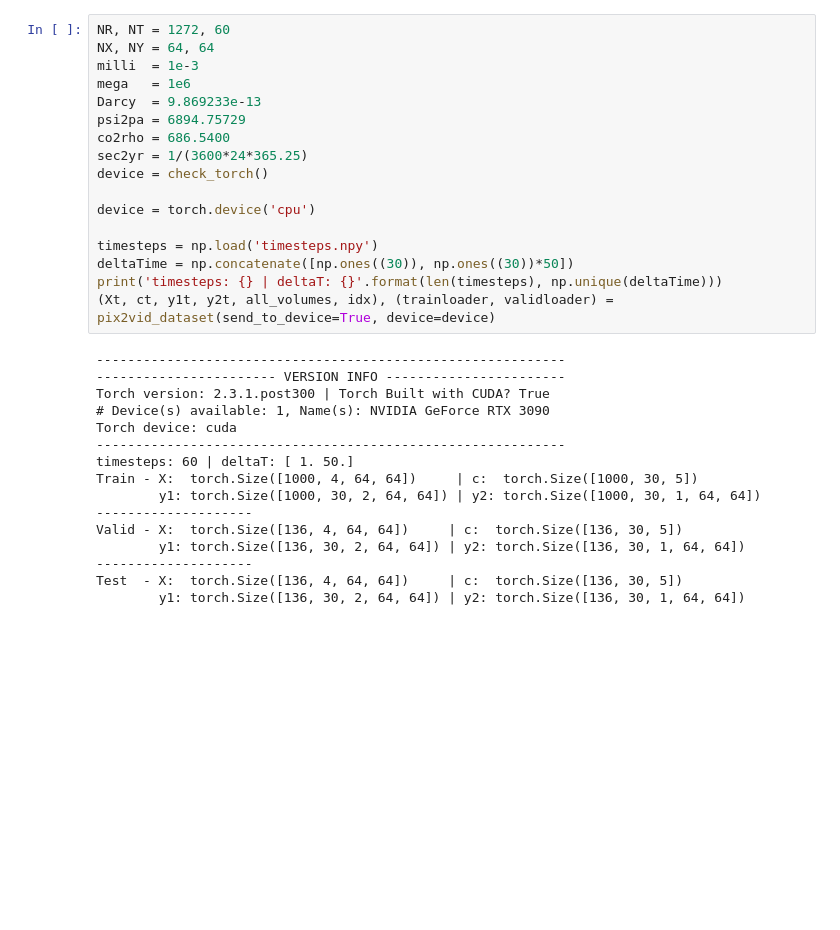
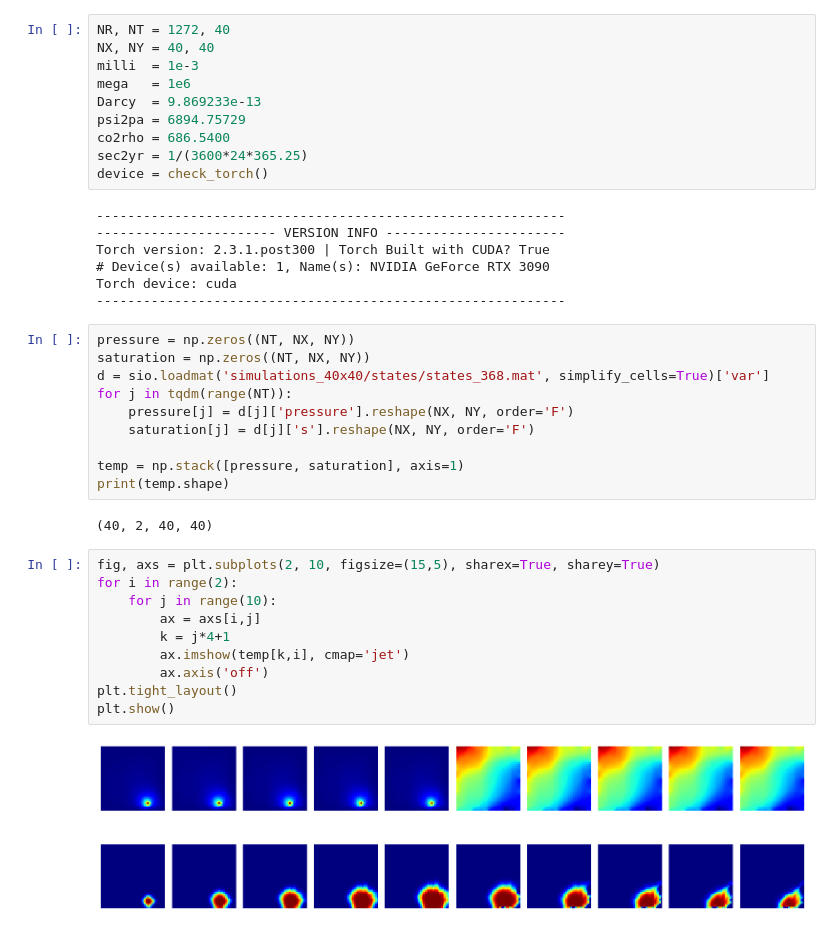
Before and after one commit to misaelmmorales/Placement-Control-Optim-CO2, a Jupyter notebook: SlopingAquiferSmall/main.ipynb, the cells around one changed output. Drawn from its saved outputs; the diff is of its cells as text; blank space fills up the shorter version.

```diff
--- a/SlopingAquiferSmall/main.ipynb
+++ b/SlopingAquiferSmall/main.ipynb
@@ -14,8 +19,8 @@ import torch.optim as optim
 
 from utils import check_torch, pix2vid_dataset, DualCustomLoss, DualLpLoss, NeuralPix2Vid
 # %%
-NR, NT = 1272, 60
-NX, NY = 64, 64
+NR, NT = 1272, 40
+NX, NY = 40, 40
 milli  = 1e-3
 mega   = 1e6
 Darcy  = 9.869233e-13
@@ -23,13 +28,6 @@ psi2pa = 6894.75729
 co2rho = 686.5400
 sec2yr = 1/(3600*24*365.25)
 device = check_torch()
-
-device = torch.device('cpu')
-
-timesteps = np.load('timesteps.npy')
-deltaTime = np.concatenate([np.ones((30)), np.ones((30))*50])
-print('timesteps: {} | deltaT: {}'.format(len(timesteps), np.unique(deltaTime)))
-(Xt, ct, y1t, y2t, all_volumes, idx), (trainloader, validloader) = pix2vid_dataset(send_to_device=True, device=device)
 # %% [output]
 ------------------------------------------------------------
 ----------------------- VERSION INFO -----------------------
@@ -37,12 +35,27 @@ Torch version: 2.3.1.post300 | Torch Built with CUDA? True
 # Device(s) available: 1, Name(s): NVIDIA GeForce RTX 3090
 Torch device: cuda
 ------------------------------------------------------------
-timesteps: 60 | deltaT: [ 1. 50.]
-Train - X:  torch.Size([1000, 4, 64, 64])     | c:  torch.Size([1000, 30, 5])
-        y1: torch.Size([1000, 30, 2, 64, 64]) | y2: torch.Size([1000, 30, 1, 64, 64])
---------------------
-Valid - X:  torch.Size([136, 4, 64, 64])     | c:  torch.Size([136, 30, 5])
-        y1: torch.Size([136, 30, 2, 64, 64]) | y2: torch.Size([136, 30, 1, 64, 64])
---------------------
-Test  - X:  torch.Size([136, 4, 64, 64])     | c:  torch.Size([136, 30, 5])
-        y1: torch.Size([136, 30, 2, 64, 64]) | y2: torch.Size([136, 30, 1, 64, 64])
+# %%
+pressure = np.zeros((NT, NX, NY))
+saturation = np.zeros((NT, NX, NY))
+d = sio.loadmat('simulations_40x40/states/states_368.mat', simplify_cells=True)['var']
+for j in tqdm(range(NT)):
+    pressure[j] = d[j]['pressure'].reshape(NX, NY, order='F')
+    saturation[j] = d[j]['s'].reshape(NX, NY, order='F')
+
+temp = np.stack([pressure, saturation], axis=1)
+print(temp.shape)
+# %% [output]
+(40, 2, 40, 40)
+# %%
+fig, axs = plt.subplots(2, 10, figsize=(15,5), sharex=True, sharey=True)
+for i in range(2):
+    for j in range(10):
+        ax = axs[i,j]
+        k = j*4+1
+        ax.imshow(temp[k,i], cmap='jet')
+        ax.axis('off')
+plt.tight_layout()
+plt.show()
+# %% [output]
+[figure, added]
```
Also changed, not shown: parts of 7 cells of this notebook, 27 other files.
